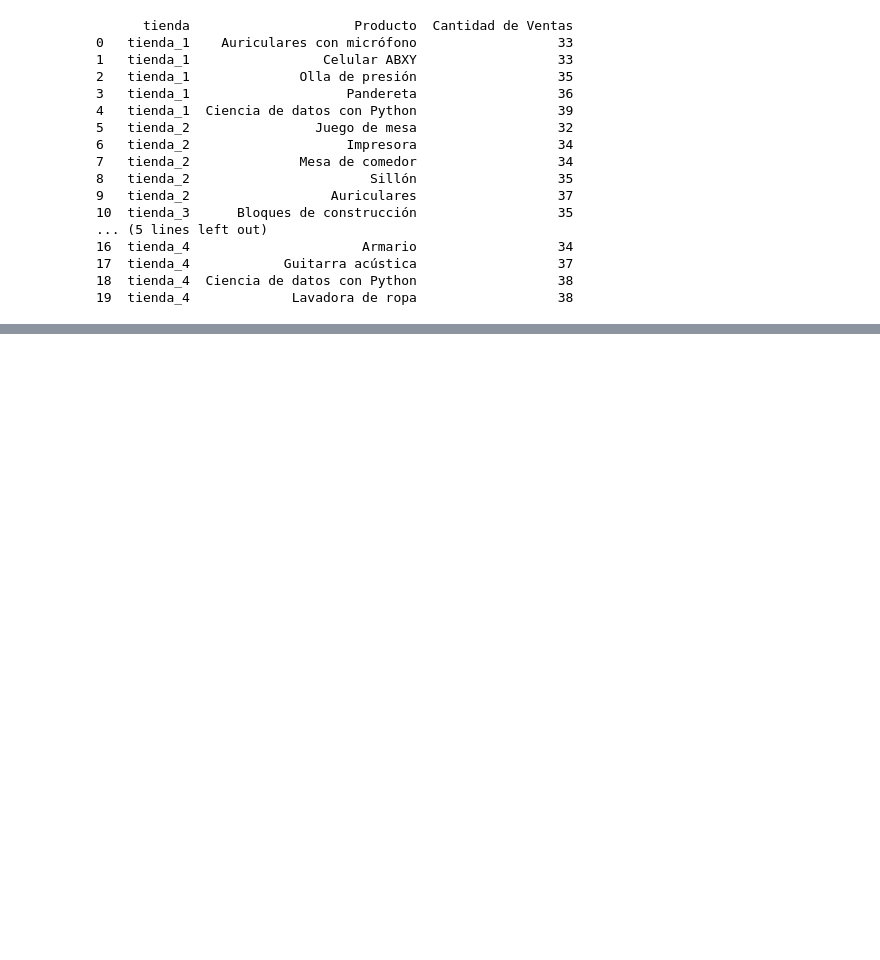
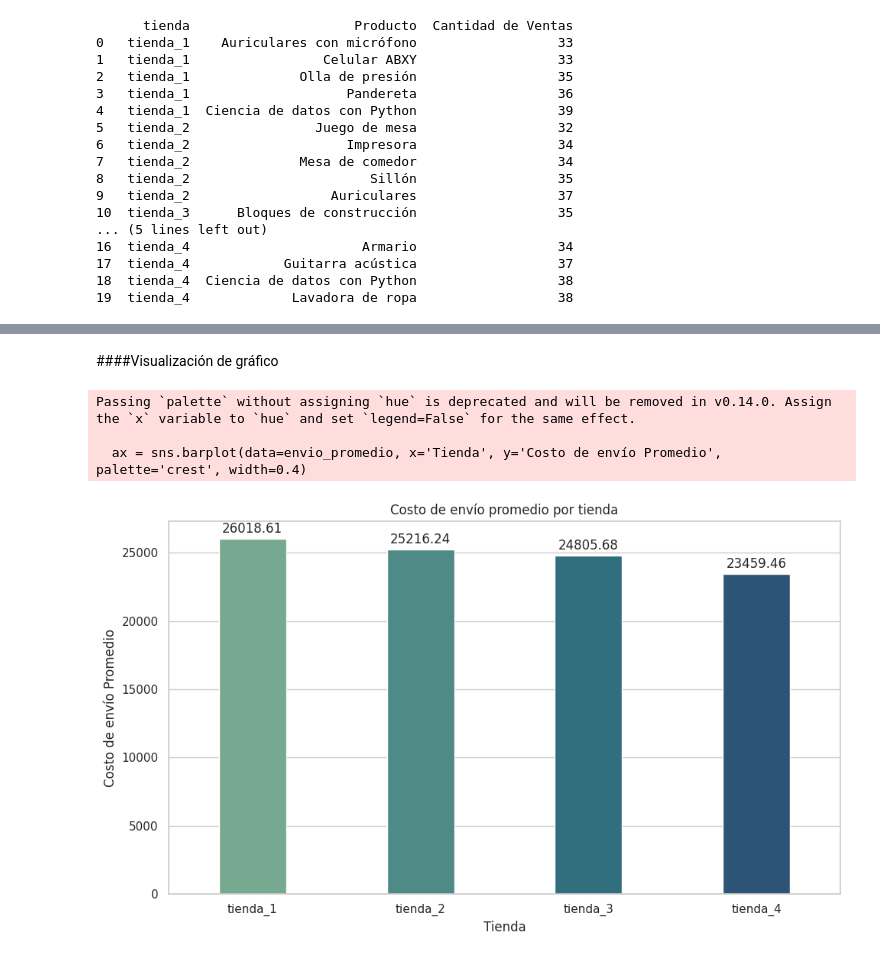
Before and after one commit to Pameta1/challenger_1, a Jupyter notebook: AluraStoreLatam.ipynb, the cells around one changed output, grey strips where cells are left out. Drawn from its saved outputs; the diff is of its cells as text; code cells hidden in the pictures; blank space fills up the shorter version.

```diff
--- a/AluraStoreLatam.ipynb
+++ b/AluraStoreLatam.ipynb
@@ -440,0 +405,23 @@ plt.show()
+# %% [markdown]
+####Visualización de gráfico
+# %%
+import seaborn as sns
+import matplotlib.pyplot as plt
+
+plt.figure(figsize=(10,6))
+ax = sns.barplot(data=envio_promedio, x='Tienda', y='Costo de envío Promedio', palette='crest', width=0.4)
+
+# Agregar etiquetas sobre cada barra
+for i in ax.containers:
+    ax.bar_label(i, fmt='%.2f', label_type='edge', padding=3)
+
+plt.title('Costo de envío promedio por tienda')
+plt.ylabel('Costo de envío Promedio')
+plt.xlabel('Tienda')
+plt.tight_layout()
+plt.show()
+# %% [output]
+Passing `palette` without assigning `hue` is deprecated and will be removed in v0.14.0. Assign the `x` variable to `hue` and set `legend=False` for the same effect.
+
+  ax = sns.barplot(data=envio_promedio, x='Tienda', y='Costo de envío Promedio', palette='crest', width=0.4)
+[figure, added]
```
Also changed, not shown: parts of 63 cells of this notebook.
